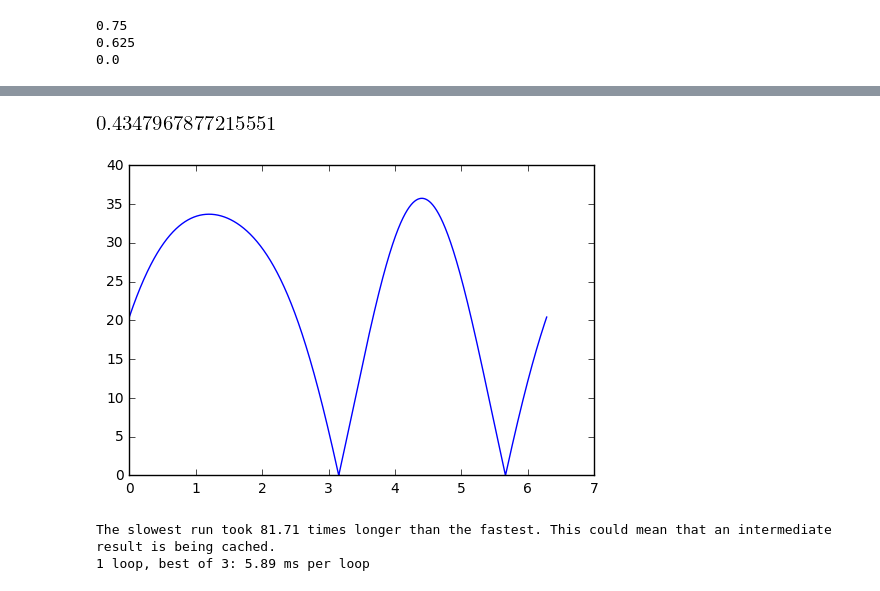
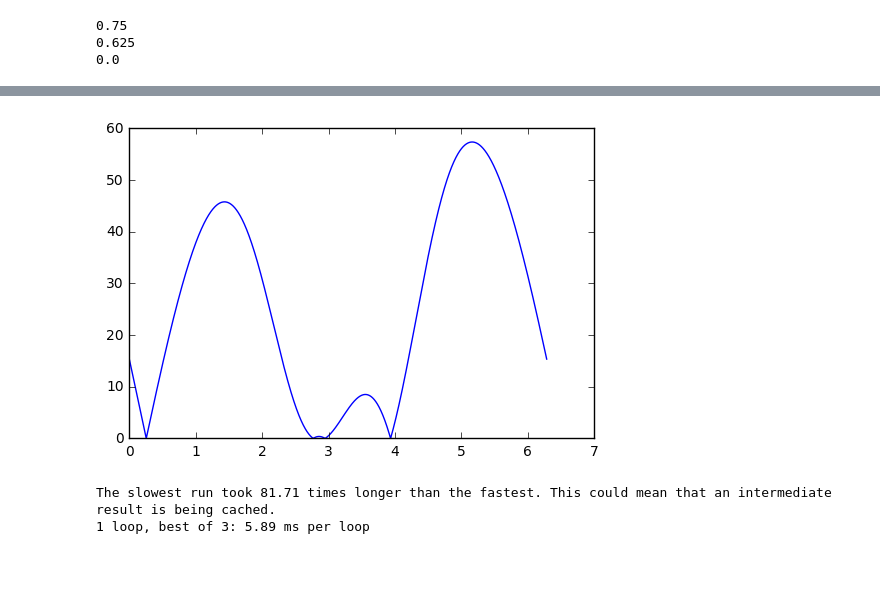
Before and after one commit to David-OConnor/mb-pilotwave, a Jupyter notebook: Drops.ipynb, the cells around one changed output, grey strips where cells are left out. Saved outputs shown, nothing was run; the diff lists cells and outputs as text; code cells hidden in the pictures; blank space fills up the shorter version.

Commit message:
Made a working (smart) rootfinding for finding wall collisions with raycasting

```diff
--- a/Drops.ipynb
+++ b/Drops.ipynb
@@ -64,18 +58,16 @@ center = array([0, 0])
 # sample = drops.Point(-30, 0)
 # impact = drops.Point(50, 9)
 
-sample = array([-40, 0])
-impact = array([6.6, 10])
 
-θ = linspace(0, τ, 30000)
+sample = array([-30., 1.1])
+impact = array([50., 8.])
+
+θ = linspace(0, τ, 5000)
 
 cast = partial(wave_reflection.cast_ray, impact, sample, center)
 
 dists = array(list(map(cast, θ)))
 plt.plot(θ, dists)
 
-cast2 = partial(wave_reflection.cast_ray_fsolvable, impact, sample, center)
-fsolve(cast2, 4)
-
-cast(tau/2)
+%timeit list(wave_reflection.find_wall_collisions(impact, sample, center))
 # %% [output]
@@ -82,5 +75,4 @@ cast(tau/2)
-[figure, old version]
+[figure, new version]
-[figure, removed]
 # %%
 sample = array([-4, 0])
 impact = array([6.6, 1])
```
Also changed, not shown: parts of 6 cells of this notebook, 3 other files.
